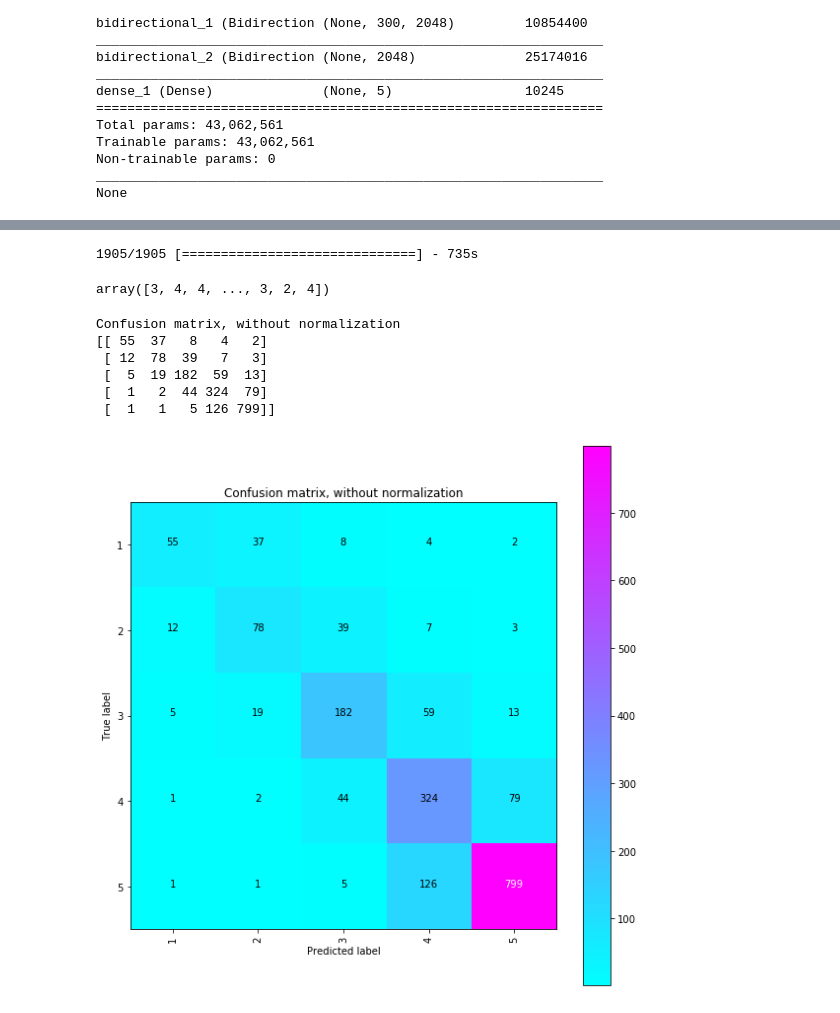
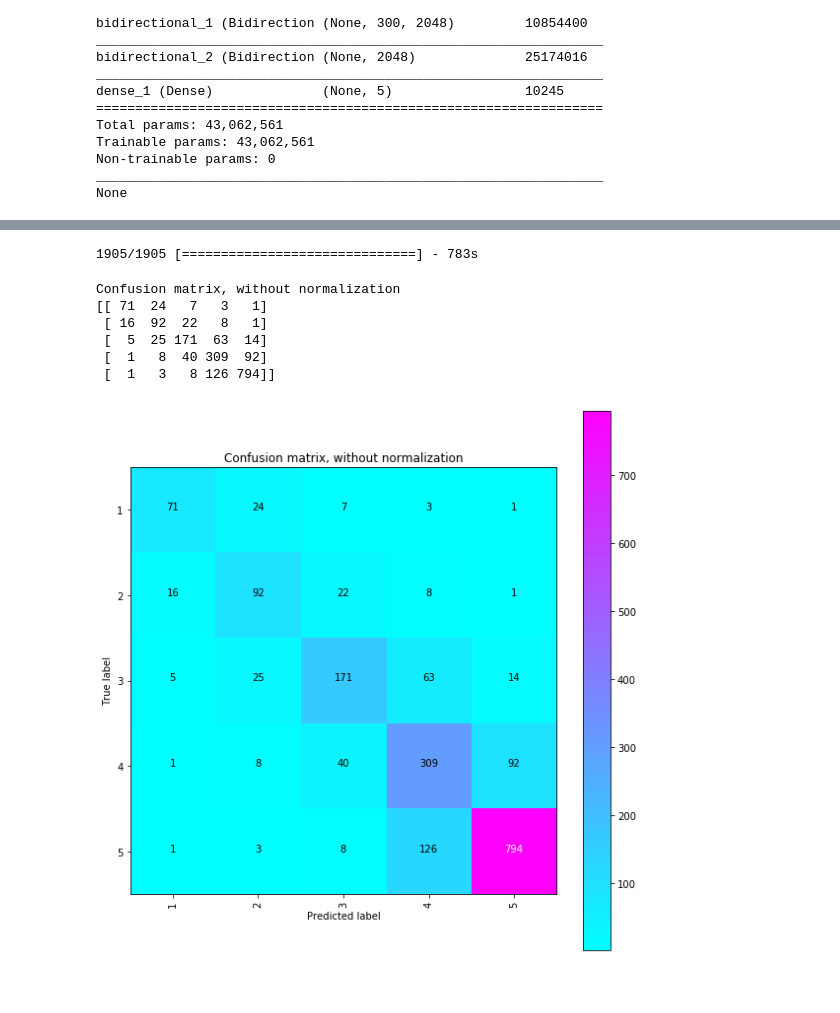
Before and after one commit to ianlokh/Predicting-Sentiment-From-Hotel-Reviews, a Jupyter notebook: Hotel Review Sentiment Classifier with LSTM.ipynb, the cells around one changed output, grey strips where cells are left out. Drawn from its saved outputs; the diff is of its cells as text; code cells hidden in the pictures.

Commit message:
Added class weights to model

```diff
--- a/Hotel Review Sentiment Classifier with LSTM.ipynb
+++ b/Hotel Review Sentiment Classifier with LSTM.ipynb
@@ -264,10 +291,10 @@ model.save('hotel-sentiment-model-075.hdf5')
 # %%
 # reload model to ensure that the model is saved successfully and can be subsequently read
-model = load_model('hotel-sentiment-model-075.hdf5')
+model = load_model('hotel-sentiment-model-07543.hdf5')
 # %%
 preds = model.predict(np.array(x_valid), batch_size=None, verbose=1)
 # %% [output]
-1905/1905 [==============================] - 735s
+1905/1905 [==============================] - 783s
 # %%
 from sklearn.metrics import confusion_matrix
 import itertools
@@ -306,30 +333,28 @@ def plot_confusion_matrix(cm, classes,
     plt.xlabel('Predicted label')
 # %%
 preds = np.argmax(preds, axis=1)
-# %% [output]
-array([3, 4, 4, ..., 3, 2, 4])
 # %%
 y_valid = np.argmax(np.array(y_valid), axis=1)
 # %%
 class_names = np.unique(y_valid) + 1
 # %%
 # Compute confusion matrix
-#cnf_matrix = confusion_matrix(y_valid, preds)
-cnf_matrix = confusion_matrix(y, x)
+cnf_matrix = confusion_matrix(y_valid, preds)
+#cnf_matrix = confusion_matrix(y, x)
 np.set_printoptions(precision=2)
 
 plt.figure()
 fig = plt.gcf()
 fig.set_size_inches(8, 8)
 plot_confusion_matrix(cnf_matrix, classes=class_names,
                       title='Confusion matrix, without normalization',
                       cmap=plt.cm.cool)
 plt.show()
 # %% [output]
 Confusion matrix, without normalization
-[[ 55  37   8   4   2]
- [ 12  78  39   7   3]
- [  5  19 182  59  13]
- [  1   2  44 324  79]
- [  1   1   5 126 799]]
+[[ 71  24   7   3   1]
+ [ 16  92  22   8   1]
+ [  5  25 171  63  14]
+ [  1   8  40 309  92]
+ [  1   3   8 126 794]]
-[figure, old version]
+[figure, new version]
```
Also changed, not shown: parts of 7 cells of this notebook, 2 other files.
